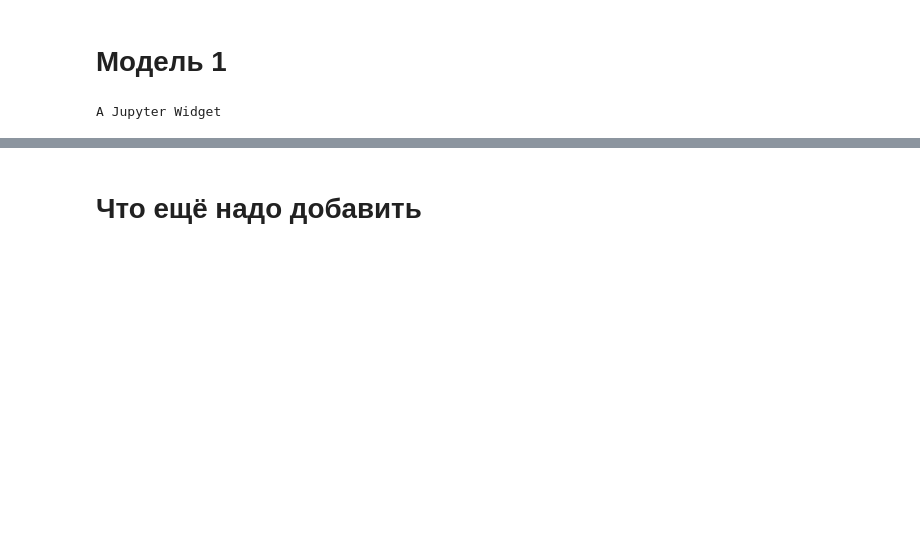
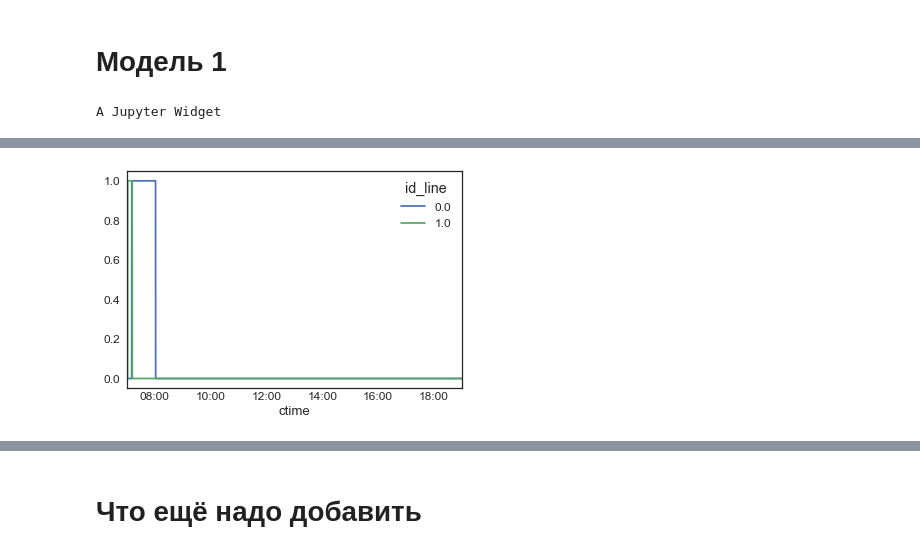
Before and after one commit to SvetaZlobina/SimMod_CourseWork, a Jupyter notebook: Testing model.ipynb, the cells around one changed output, grey strips where cells are left out. Cells and saved outputs as stored; diff of their text form; code cells hidden in the pictures; blank space fills up the shorter version.

Commit message:
Add lines load plots

```diff
--- a/Testing model.ipynb
+++ b/Testing model.ipynb
@@ -57,6 +57,24 @@ def get_panel(system, state):
     ds['hour'] = [x.hour for x in ds['time_start_call']]
     ds['client_missed'] = ds['client_missed'].astype(int)
     return ds
+# %%
+def get_line_loads(panel_ds, time_from=get_datetime(7,0), time_to=get_datetime(19,0)):
+    all_time = pd.DataFrame(pd.date_range(time_from, time_to, freq='s'), columns=['ctime'])[:-1]
+    all_time.index = all_time['ctime']
+    tts = []
+    for idx, row in ds.iterrows():
+        tt = all_time.loc[row['time_start_connection']:row['time_start_connection']+row['time_to_service']][:-1]
+        for f in ['id_connection', 'id_line', 'id_client', 'id_operator']:
+            tt[f] = row[f]
+        tts.append(tt)
+    line_loads_ds = pd.concat(tts)
+    del tts
+    line_loads_ds = pd.merge(all_time, line_loads_ds, on='ctime', how='left')
+    line_loads_ds = line_loads_ds.fillna(-1)
+    line_loads_ds = line_loads_ds.pivot_table(index='ctime', columns='id_line', values='id_connection')
+    line_loads_ds = line_loads_ds.drop(-1,axis=1)
+    line_loads_ds = line_loads_ds.fillna(0)
+    return line_loads_ds
 # %%
 def add_operator(type_, start_work_time, ds):
     ds.loc[len(ds)] = {'id':len(operators_ds), 'type':type_, 'start_work_time':start_work_time}
@@ -272,0 +291,7 @@ plt.show()
+# %%
+line_loads_ds = get_line_loads(ds)
+# %%
+(line_loads_ds>0).plot()
+plt.show()
+# %% [output]
+[figure, added]
```
Also changed, not shown: parts of 3 cells of this notebook, 2 other files.
